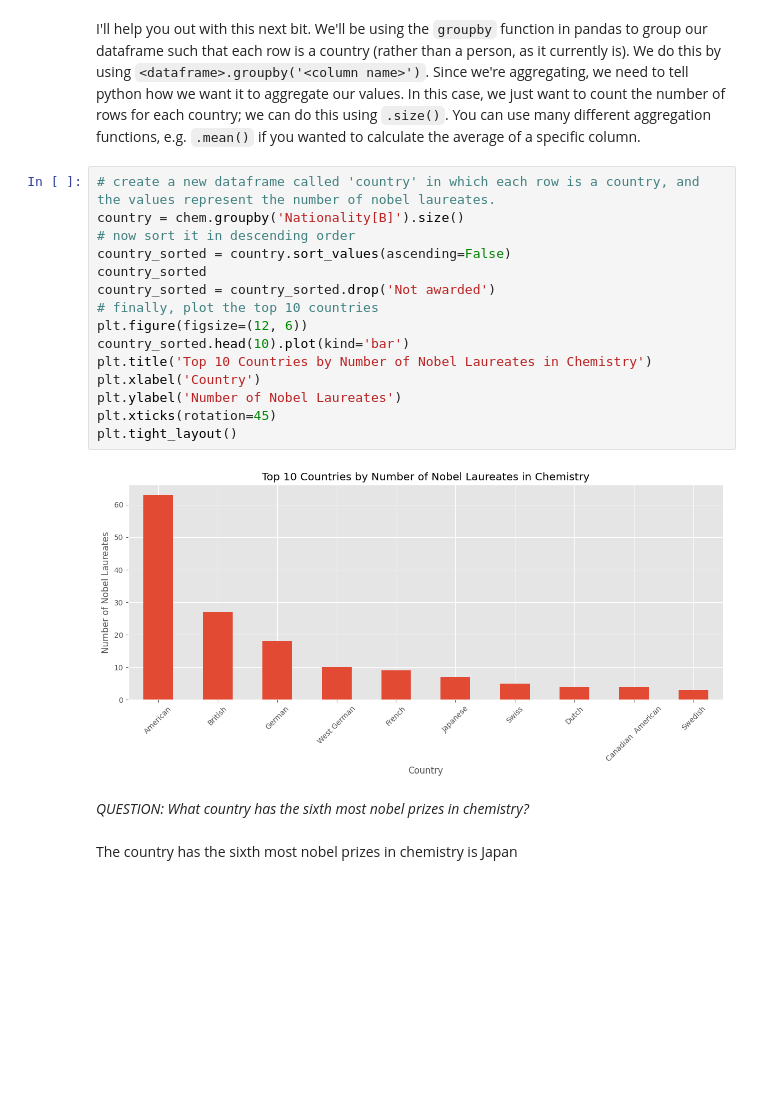
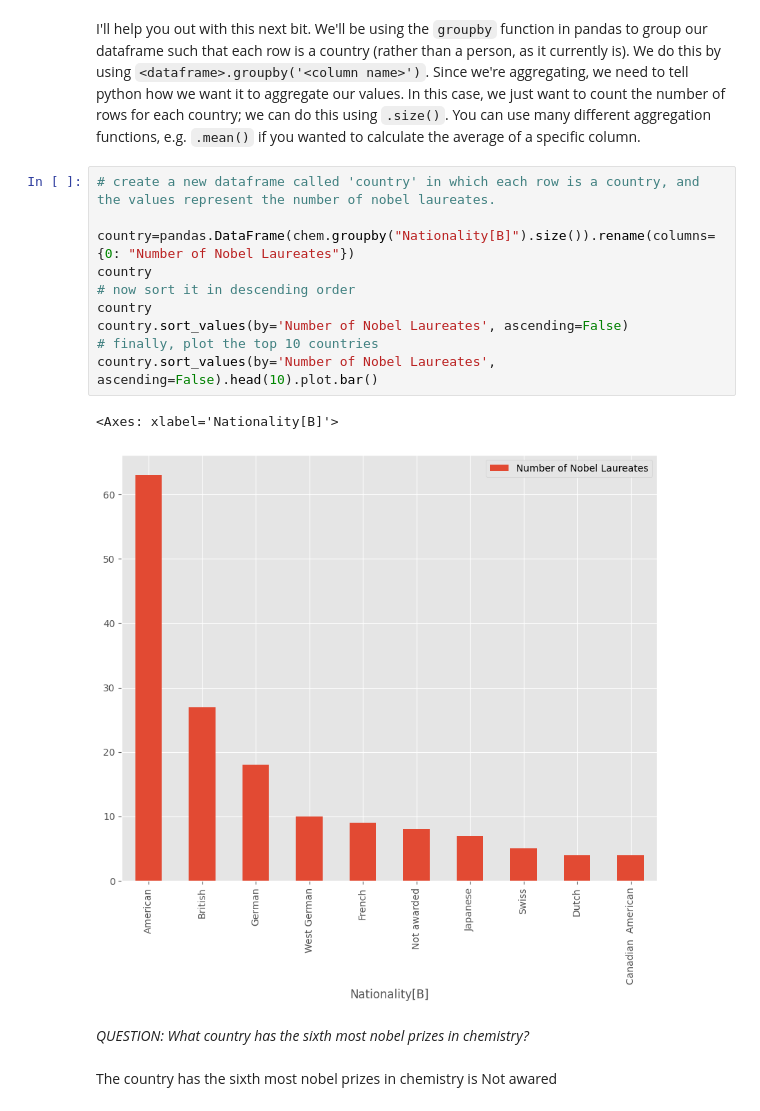
Before and after one commit to Sammy-aaa/QM2-1, a Jupyter notebook: notebooks/W02. Pandas.ipynb, the cells around one changed output. Drawn from its saved outputs; the diff is of its cells as text; blank space fills up the shorter version.

```diff
--- a/notebooks/W02. Pandas.ipynb
+++ b/notebooks/W02. Pandas.ipynb
@@ -496,22 +496,18 @@ chem
 I'll help you out with this next bit. We'll be using the `groupby` function in pandas to group our dataframe such that each row is a country (rather than a person, as it currently is). We do this by using `<dataframe>.groupby('<column name>')`. Since we're aggregating, we need to tell python how we want it to aggregate our values. In this case, we just want to count the number of rows for each country; we can do this using `.size()`. You can use many different aggregation functions, e.g. `.mean()` if you wanted to calculate the average of a specific column.
 # %%
 # create a new dataframe called 'country' in which each row is a country, and the values represent the number of nobel laureates.
-country = chem.groupby('Nationality[B]').size()
+
+country=pandas.DataFrame(chem.groupby("Nationality[B]").size()).rename(columns={0: "Number of Nobel Laureates"})
+country
 # now sort it in descending order
-country_sorted = country.sort_values(ascending=False)
-country_sorted
-country_sorted = country_sorted.drop('Not awarded')
+country
+country.sort_values(by='Number of Nobel Laureates', ascending=False)
 # finally, plot the top 10 countries
-plt.figure(figsize=(12, 6))
-country_sorted.head(10).plot(kind='bar')
-plt.title('Top 10 Countries by Number of Nobel Laureates in Chemistry')
-plt.xlabel('Country')
-plt.ylabel('Number of Nobel Laureates')
-plt.xticks(rotation=45)
-plt.tight_layout()
+country.sort_values(by='Number of Nobel Laureates', ascending=False).head(10).plot.bar()
 # %% [output]
+<Axes: xlabel='Nationality[B]'>
-[figure, old version]
+[figure, new version]
 # %% [markdown]
 *QUESTION: What country has the sixth most nobel prizes in chemistry?*
 # %% [markdown]
-The country has the sixth most nobel prizes in chemistry is Japan
+The country has the sixth most nobel prizes in chemistry is Not awared
```
Also changed, not shown: parts of 2 cells of this notebook.
